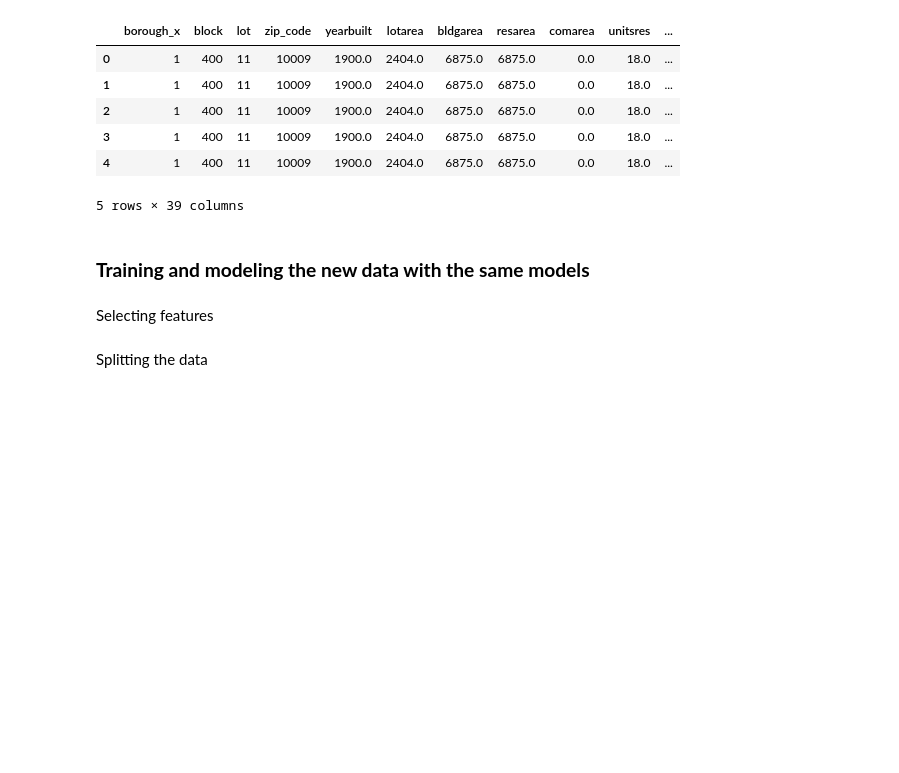
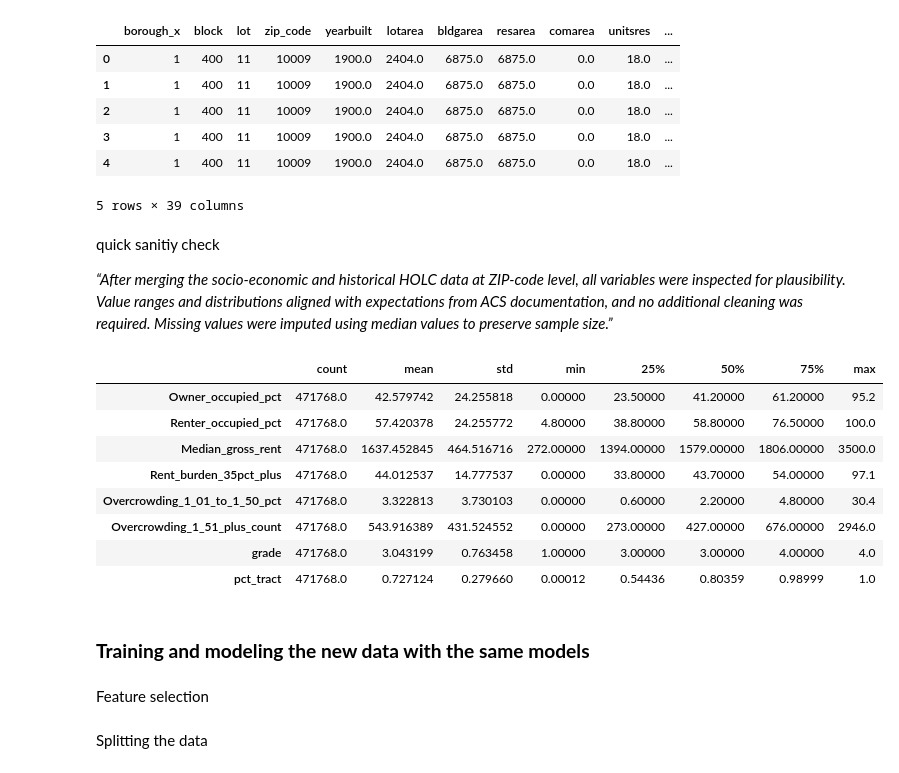
Before and after one commit to celina-ayl/capstone_project, a Jupyter notebook: capstone_project.ipynb, the cells around one changed output. Cells and saved outputs as stored; diff of their text form; code cells hidden in the pictures; blank space fills up the shorter version.

```diff
--- a/capstone_project.ipynb
+++ b/capstone_project.ipynb
@@ -1117,8 +1325,24 @@ df_new.head()
 | 3 | 1 | 400 | 11 | 10009 | 1900.0 | 2404.0 | 6875.0 | 6875.0 | 0.0 | 18.0 | ... |
 | 4 | 1 | 400 | 11 | 10009 | 1900.0 | 2404.0 | 6875.0 | 6875.0 | 0.0 | 18.0 | ... |
 5 rows × 39 columns
+# %% [markdown]
+quick sanitiy check
+
+*“After merging the socio-economic and historical HOLC data at ZIP-code level, all variables were inspected for plausibility. Value ranges and distributions aligned with expectations from ACS documentation, and no additional cleaning was required. Missing values were imputed using median values to preserve sample size.”*
+# %%
+df_new[socio_holc_cols].describe().T
+# %% [output]
+|  | count | mean | std | min | 25% | 50% | 75% | max |
+| Owner_occupied_pct | 471768.0 | 42.579742 | 24.255818 | 0.00000 | 23.50000 | 41.20000 | 61.20000 | 95.2 |
+| Renter_occupied_pct | 471768.0 | 57.420378 | 24.255772 | 4.80000 | 38.80000 | 58.80000 | 76.50000 | 100.0 |
+| Median_gross_rent | 471768.0 | 1637.452845 | 464.516716 | 272.00000 | 1394.00000 | 1579.00000 | 1806.00000 | 3500.0 |
+| Rent_burden_35pct_plus | 471768.0 | 44.012537 | 14.777537 | 0.00000 | 33.80000 | 43.70000 | 54.00000 | 97.1 |
+| Overcrowding_1_01_to_1_50_pct | 471768.0 | 3.322813 | 3.730103 | 0.00000 | 0.60000 | 2.20000 | 4.80000 | 30.4 |
+| Overcrowding_1_51_plus_count | 471768.0 | 543.916389 | 431.524552 | 0.00000 | 273.00000 | 427.00000 | 676.00000 | 2946.0 |
+| grade | 471768.0 | 3.043199 | 0.763458 | 1.00000 | 3.00000 | 3.00000 | 4.00000 | 4.0 |
+| pct_tract | 471768.0 | 0.727124 | 0.279660 | 0.00012 | 0.54436 | 0.80359 | 0.98999 | 1.0 |
 # %% [markdown]
 ### **Training and modeling the new data with the same models**
 # %% [markdown]
-Selecting features
+Feature selection
 # %%
```
Also changed, not shown: parts of 21 cells of this notebook.
